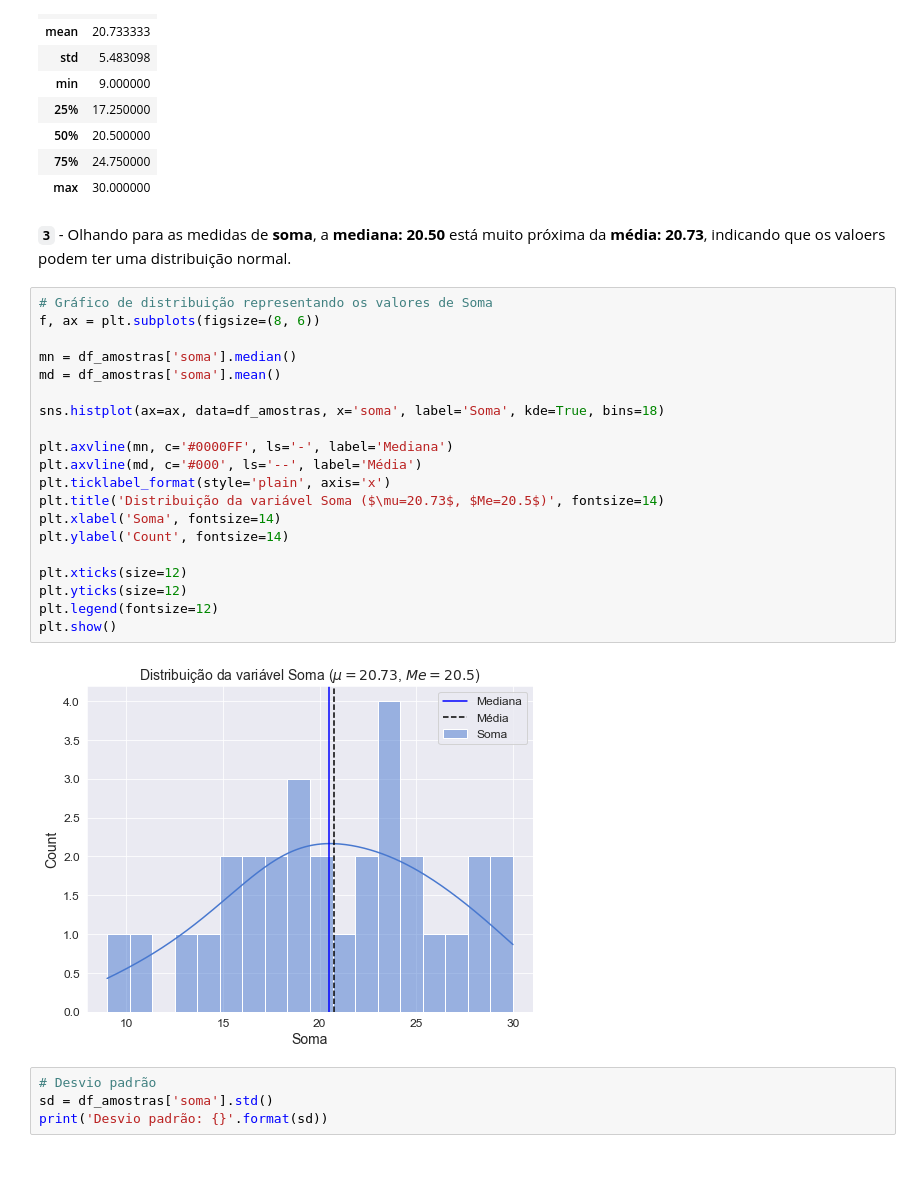
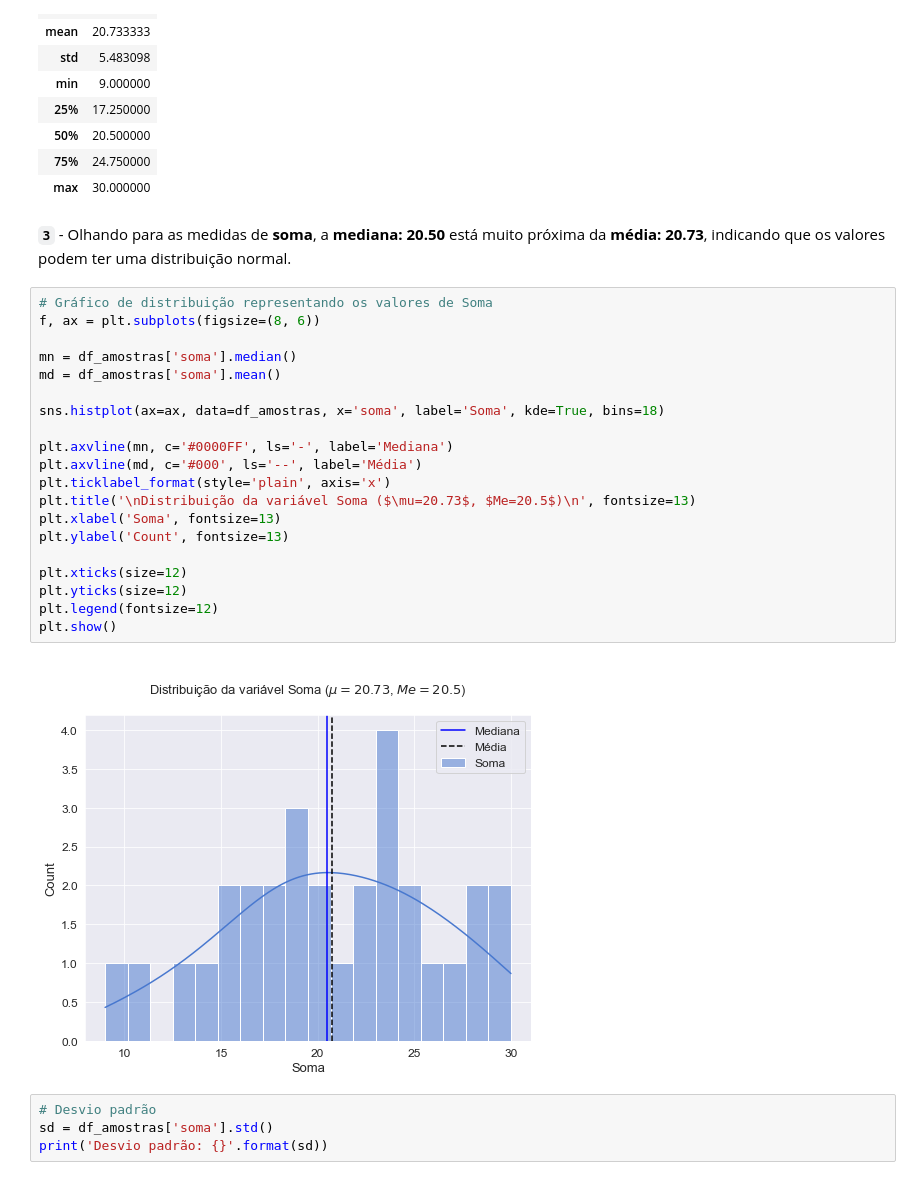
Before and after one commit to psartoro/project-descriptive-statistics, a Jupyter notebook: Projeto Final Udacity - Estatística Descritiva.ipynb, the cells around one changed output. Cells and saved outputs as stored; diff of their text form.

```diff
--- a/Projeto Final Udacity - Estatística Descritiva.ipynb
+++ b/Projeto Final Udacity - Estatística Descritiva.ipynb
@@ -88,29 +78,29 @@ pd.DataFrame(df_amostras['soma'].describe())
 | 75% | 24.750000 |
 | max | 30.000000 |
 # %% [markdown]
-**`3`** - Olhando para as medidas de **soma**, a **mediana: 20.50** está muito próxima da **média: 20.73**, indicando que os valoers podem ter uma distribuição normal.<br/>
+**`3`** - Olhando para as medidas de **soma**, a **mediana: 20.50** está muito próxima da **média: 20.73**, indicando que os valores podem ter uma distribuição normal.<br/>
 # %%
 # Gráfico de distribuição representando os valores de Soma
 f, ax = plt.subplots(figsize=(8, 6))
 
 mn = df_amostras['soma'].median()
 md = df_amostras['soma'].mean()
 
 sns.histplot(ax=ax, data=df_amostras, x='soma', label='Soma', kde=True, bins=18)
 
 plt.axvline(mn, c='#0000FF', ls='-', label='Mediana')
 plt.axvline(md, c='#000', ls='--', label='Média')
 plt.ticklabel_format(style='plain', axis='x')
-plt.title('Distribuição da variável Soma ($\mu=20.73$, $Me=20.5$)', fontsize=14)
-plt.xlabel('Soma', fontsize=14)
-plt.ylabel('Count', fontsize=14)
+plt.title('\nDistribuição da variável Soma ($\mu=20.73$, $Me=20.5$)\n', fontsize=13)
+plt.xlabel('Soma', fontsize=13)
+plt.ylabel('Count', fontsize=13)
 
 plt.xticks(size=12)
 plt.yticks(size=12)
 plt.legend(fontsize=12)
 plt.show()
 # %% [output]
-[figure, old version]
+[figure, new version]
 # %%
 # Desvio padrão
 sd = df_amostras['soma'].std()
```
Also changed, not shown: parts of 4 cells of this notebook.
